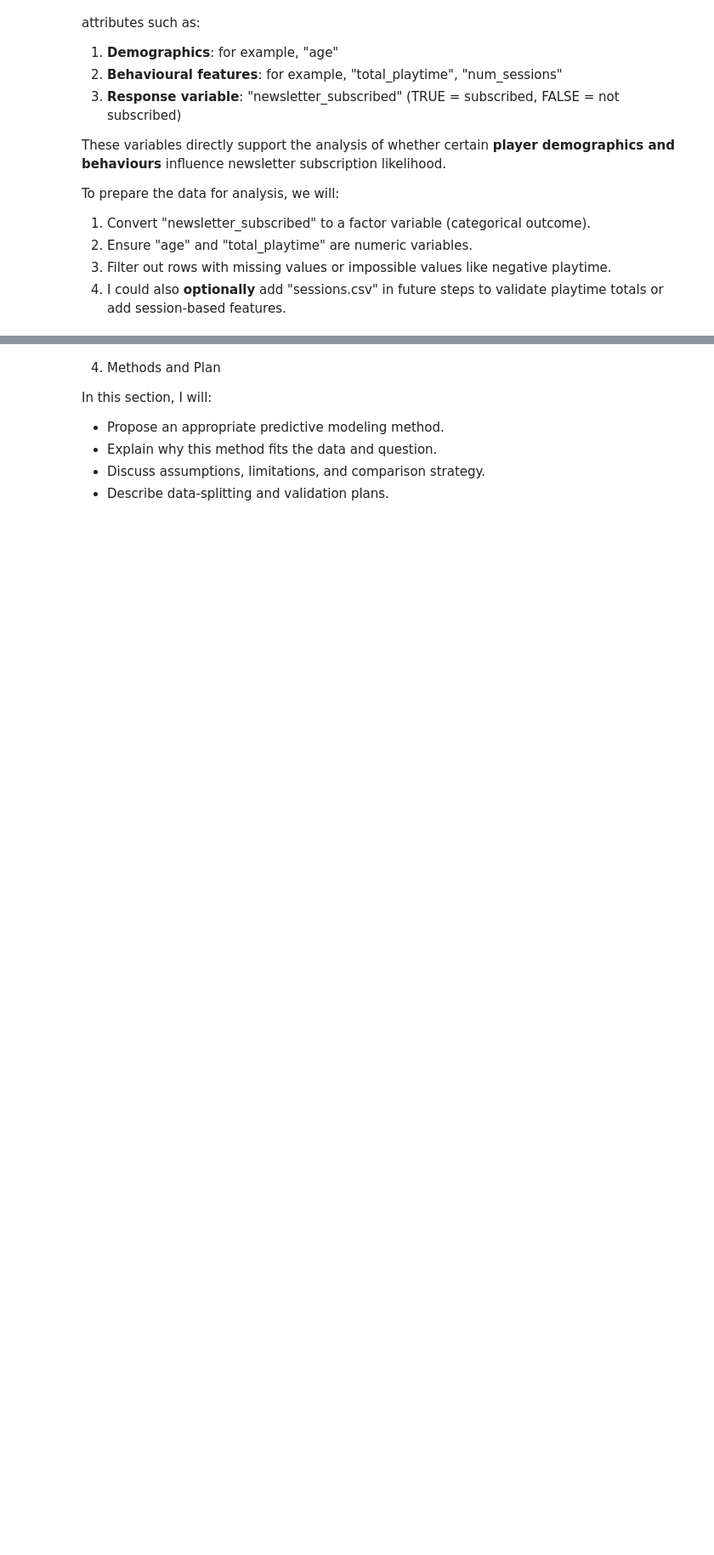
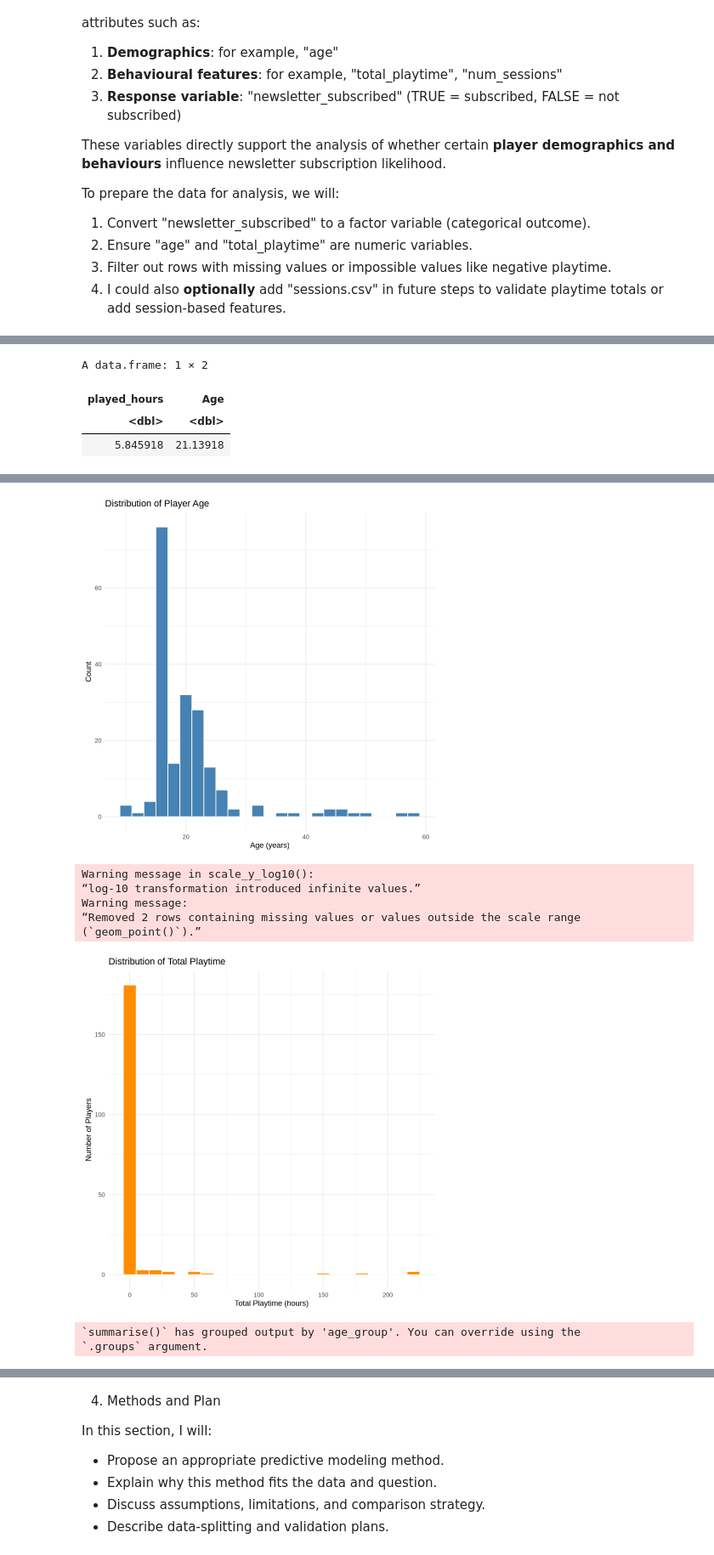
Before and after one commit to KPS-KV/project-009-45, a Jupyter notebook: project-009-45-individual_planning_report.ipynb, the cells around one changed output, grey strips where cells are left out. Shown at 85% size. Drawn from its saved outputs; the diff is of its cells as text; code cells hidden in the pictures; blank space fills up the shorter version.

```diff
--- a/project-009-45-individual_planning_report.ipynb
+++ b/project-009-45-individual_planning_report.ipynb
@@ -132,0 +130,65 @@ In this section, I will:
+# %%
+# Mean values for quantitative variables.
+players |>
+  summarise(across(where(is.numeric), mean, na.rm = TRUE))
+
+# VISUALIZATIONS
+
+#Distribution of player age will help see how many players of different ages play the game.
+
+library(ggplot2)
+
+ggplot(players, aes(x = Age)) +
+  geom_histogram(binwidth = 2, fill = "steelblue", color = "white") +
+  labs(
+    title = "Distribution of Player Age",
+    x = "Age (years)",
+    y = "Count"
+  ) +
+  theme_minimal()
+
+#Distribution of playtime will help see the duration for which different players play Minecraft.
+
+ggplot(players, aes(x = played_hours)) +
+  geom_histogram(binwidth = 10, fill = "darkorange", color = "white") +
+  labs(
+    title = "Distribution of Total Playtime",
+    x = "Total Playtime (hours)",
+    y = "Number of Players"
+  ) +
+  theme_minimal()
+
+#Relationship between age and playtime helps visualize for how long different age groups play the game
+
+ggplot(players, aes(x = Age, y = played_hours)) +
+  geom_point(alpha = 0.5, color = "darkgreen") +
+scale_y_log10() +
+  labs(
+    title = "Age vs Total Playtime",
+    x = "Age (years)",
+    y = "Total Playtime (hours)"
+  ) +
+  theme_minimal()
+
+#This shows whether different age groups have subscribed or not.
+#First I created new age groups and then plotted a bar graph to visualize the relationship.
+
+players |>
+mutate(age_group = cut(Age, breaks = c(10,20,30,40,50,60), include.lowest = TRUE)) |>
+group_by(age_group, subscribe) |>
+summarise(count = n()) |>
+
+ggplot(aes(x = age_group, y = subscribe, fill = as.factor(subscribe))) +
+  geom_bar(stat = "identity", position = "dodge") +
+  labs(
+    title = "Newsletter Subscription by Age Group",
+    x = "Age Group (years)",
+    y = "Number of Players",
+    fill = "Subscribed"
+  ) +
+  theme_minimal()
+# %% [output]
+A data.frame: 1 × 2
+| played_hours | Age |
+| <dbl> | <dbl> |
+| 5.845918 | 21.13918 |
@@ -132,0 +197,9 @@ In this section, I will:
+[figure, added]
+Warning message in scale_y_log10():
+“log-10 transformation introduced infinite values.”
+Warning message:
+“Removed 2 rows containing missing values or values outside the scale range
+(`geom_point()`).”
+[figure, added]
+`summarise()` has grouped output by 'age_group'. You can override using the
+`.groups` argument.
```
Also changed, not shown: parts of 4 cells of this notebook.
